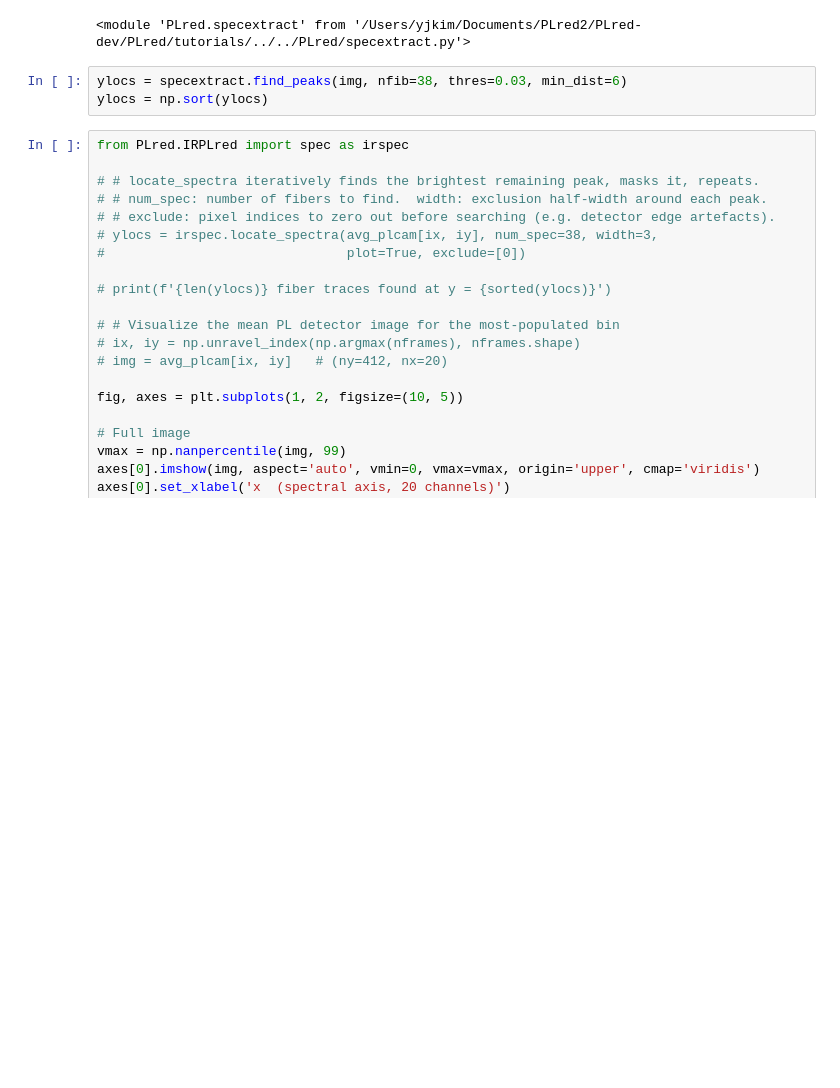
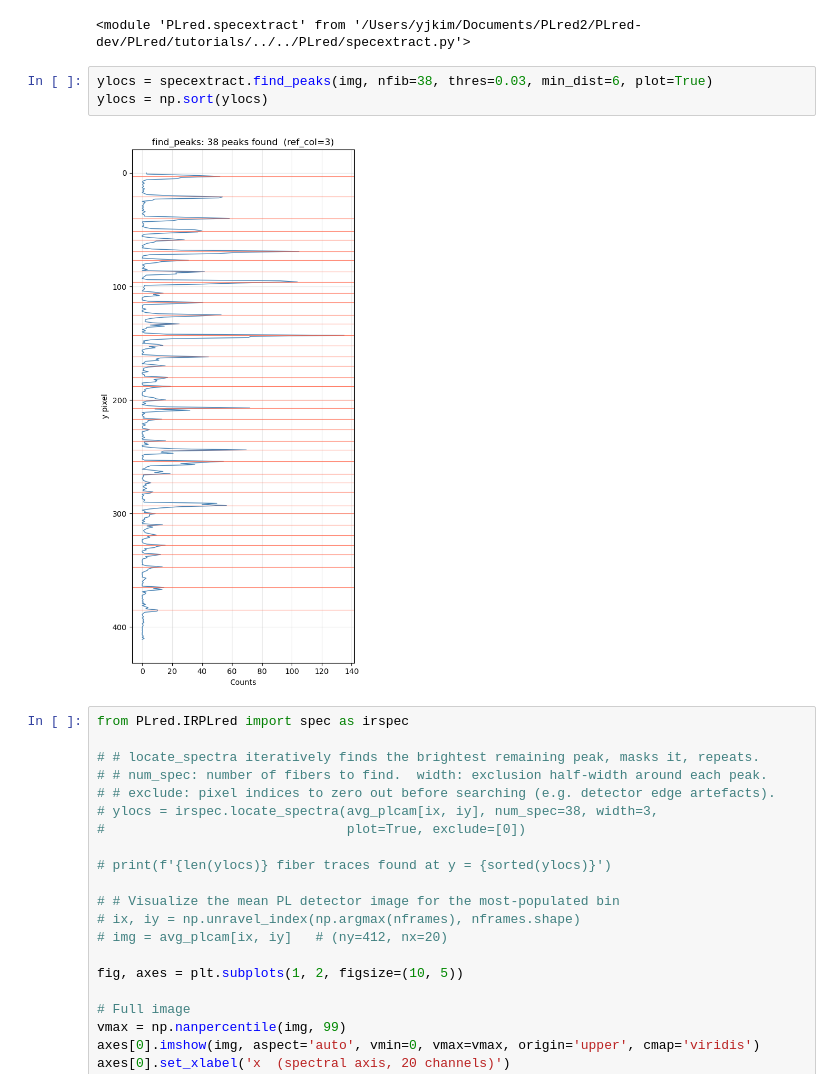
Before and after one commit to YooJung-Kim/PLred, a Jupyter notebook: PLred/tutorials/step2_specextract.ipynb, the cells around one changed output. Drawn from its saved outputs; the diff is of its cells as text; blank space fills up the shorter version.

Commit message:
find_peaks plotting func

```diff
--- a/PLred/tutorials/step2_specextract.ipynb
+++ b/PLred/tutorials/step2_specextract.ipynb
@@ -96,8 +96,10 @@ importlib.reload(specextract)
 # %% [output]
 <module 'PLred.specextract' from '/Users/yjkim/Documents/PLred2/PLred-dev/PLred/tutorials/../../PLred/specextract.py'>
 # %%
-ylocs = specextract.find_peaks(img, nfib=38, thres=0.03, min_dist=6)
+ylocs = specextract.find_peaks(img, nfib=38, thres=0.03, min_dist=6, plot=True)
 ylocs = np.sort(ylocs)
+# %% [output]
+[figure, added]
 # %%
 from PLred.IRPLred import spec as irspec
 
```
Also changed, not shown: 1 other file.
